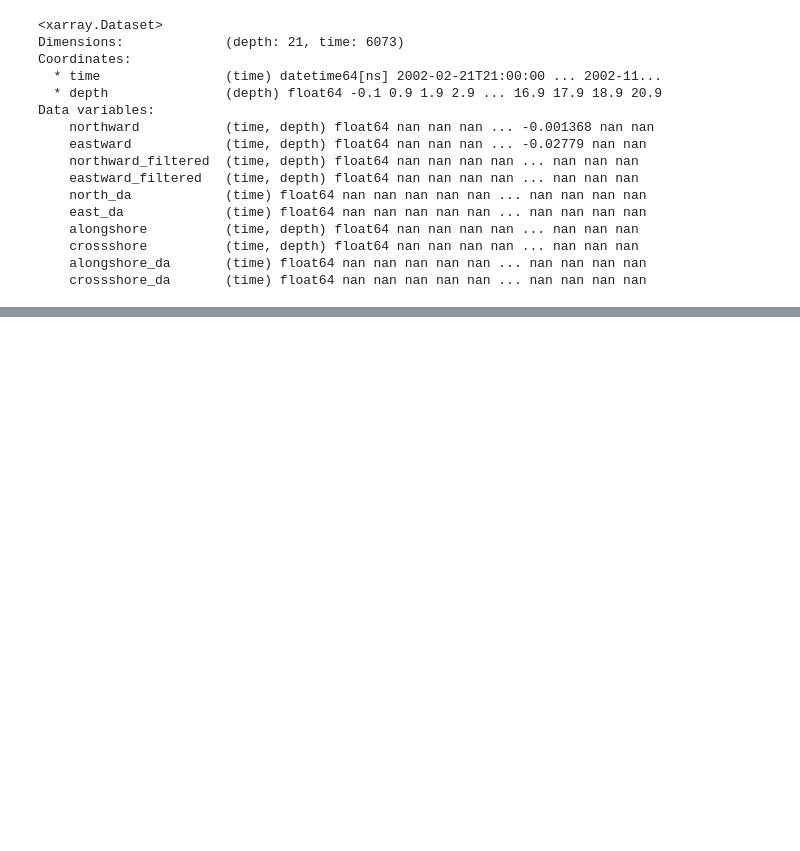
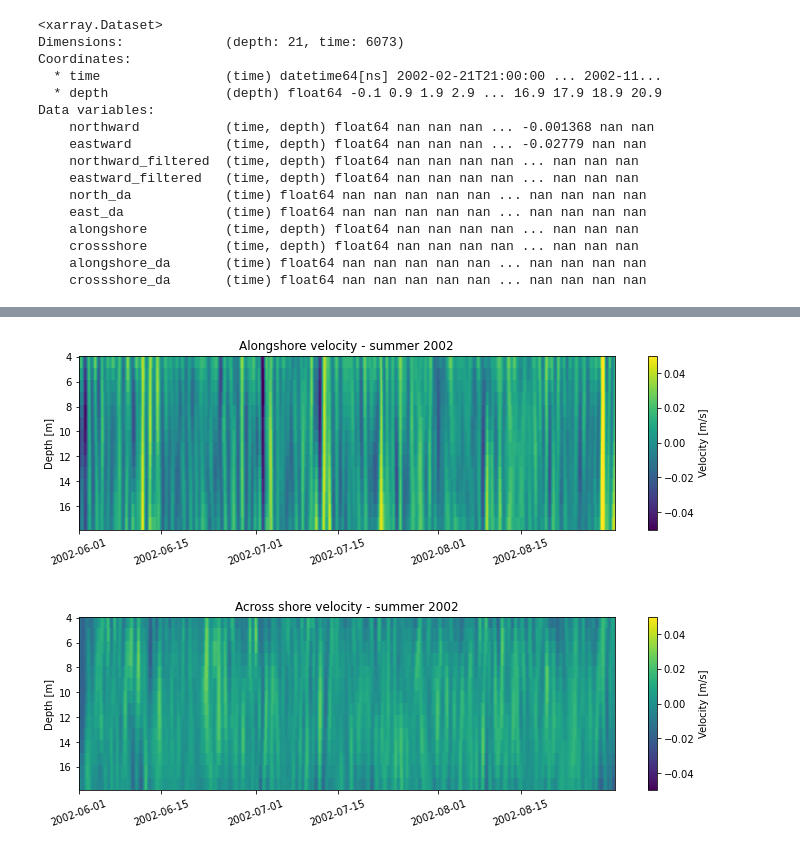
Before and after one commit to lagrady/MS-263-Final-Project, a Jupyter notebook: Code/final_project.ipynb, the cells around one changed output, grey strips where cells are left out. Drawn from its saved outputs; the diff is of its cells as text; code cells hidden in the pictures; blank space fills up the shorter version.

```diff
--- a/Code/final_project.ipynb
+++ b/Code/final_project.ipynb
@@ -243 +278,28 @@ plt.savefig('EOF_Analysis.PNG')
+# %%
+fig = plt.figure(figsize=(12,8))
+
+minvel = -.05
+maxvel = .05
+norm = matplotlib.colors.Normalize(vmin=minvel,vmax=maxvel)
+
+plt.subplot(2,1,1)
+plt.title('Alongshore velocity - summer 2002')
+plt.pcolormesh(summer_alongshore.time, summer_alongshore.depth, summer_alongshore.T,norm=norm)
+plt.colorbar(label='Velocity [m/s]')
+plt.ylabel('Depth [m]')
+plt.xticks(rotation='20')
+plt.gca().invert_yaxis()
+
+plt.subplot(2,1,2)
+plt.title('Across shore velocity - summer 2002')
+plt.pcolormesh(summer_crossshore.time, summer_crossshore.depth, summer_crossshore.T,norm=norm)
+plt.colorbar(label='Velocity [m/s]')
+plt.ylabel('Depth [m]')
+plt.xticks(rotation='20')
+plt.gca().invert_yaxis()
+
+fig.subplots_adjust(hspace=.5);
+plt.savefig('velocity_colorplots.PNG')
+# %% [output]
+[figure, added]
 # %%
```
Also changed, not shown: parts of 25 cells of this notebook.
